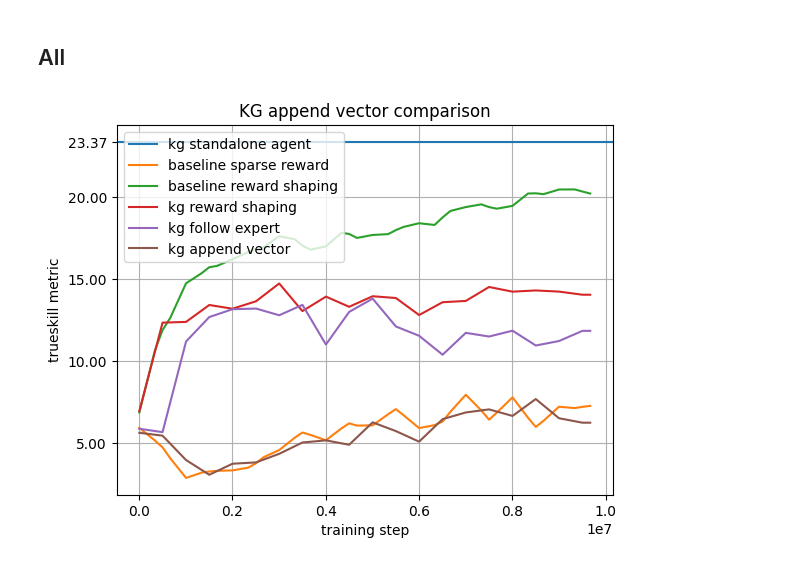
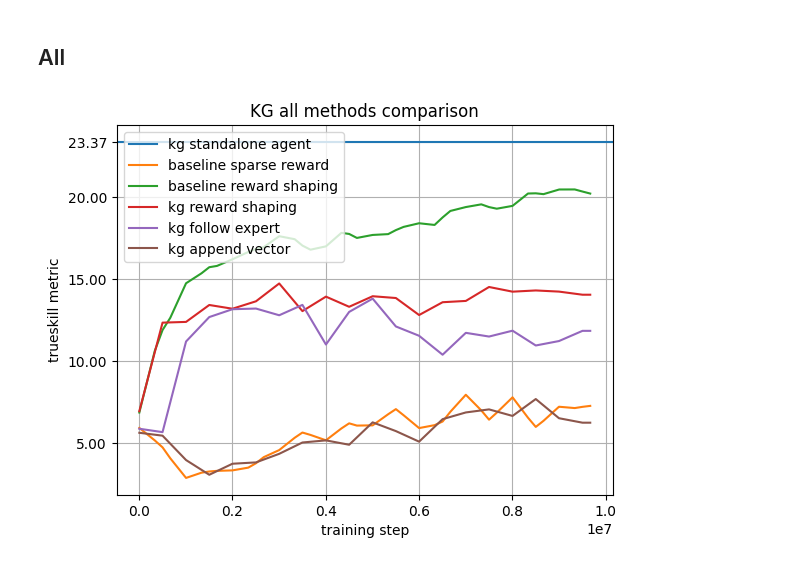
Before and after one commit to adFrej/kg-rl-rts, a Jupyter notebook: results/final_results.ipynb, the cells around one changed output. Drawn from its saved outputs; the diff is of its cells as text; code cells hidden in the pictures.

Commit message:
Fixed plot title typo

```diff
--- a/results/final_results.ipynb
+++ b/results/final_results.ipynb
@@ -136,8 +136,8 @@ s = new_base()\
 # %%
 s = new_base()\
     .add_all_scores_dir("kg_reward_shaping", "kg reward shaping", experiments_path="../final_results")\
     .add_all_scores_dir("kg_follow_expert", "kg follow expert", experiments_path="../final_results")\
     .add_all_scores_dir("kg_append_vector", "kg append vector", experiments_path="../final_results")\
-    .draw_avg("KG append vector comparison", file="kg_all")
+    .draw_avg("KG all methods comparison", file="kg_all")
 # %% [output]
-[figure, old version]
+[figure, new version]
```
Also changed, not shown: 1 other file.
